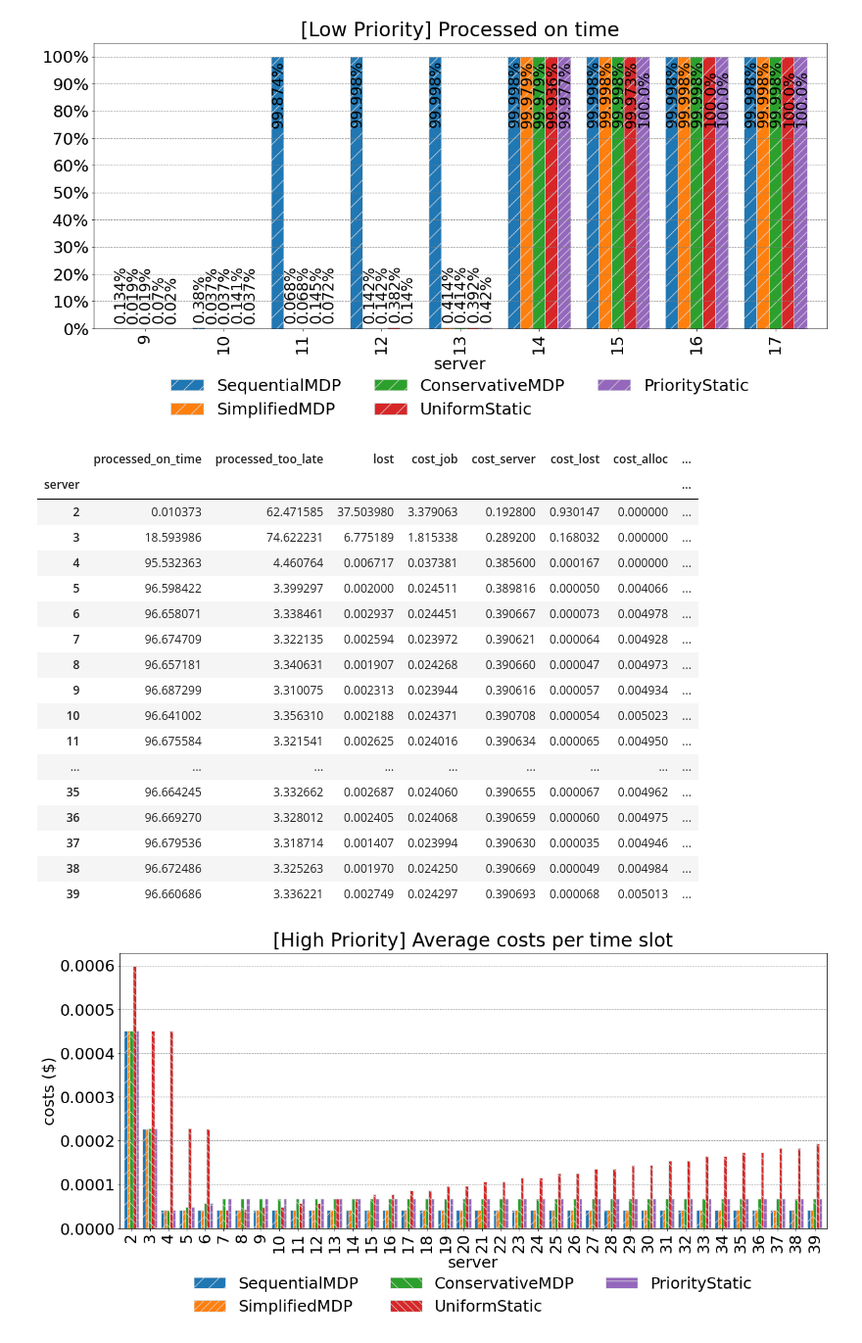
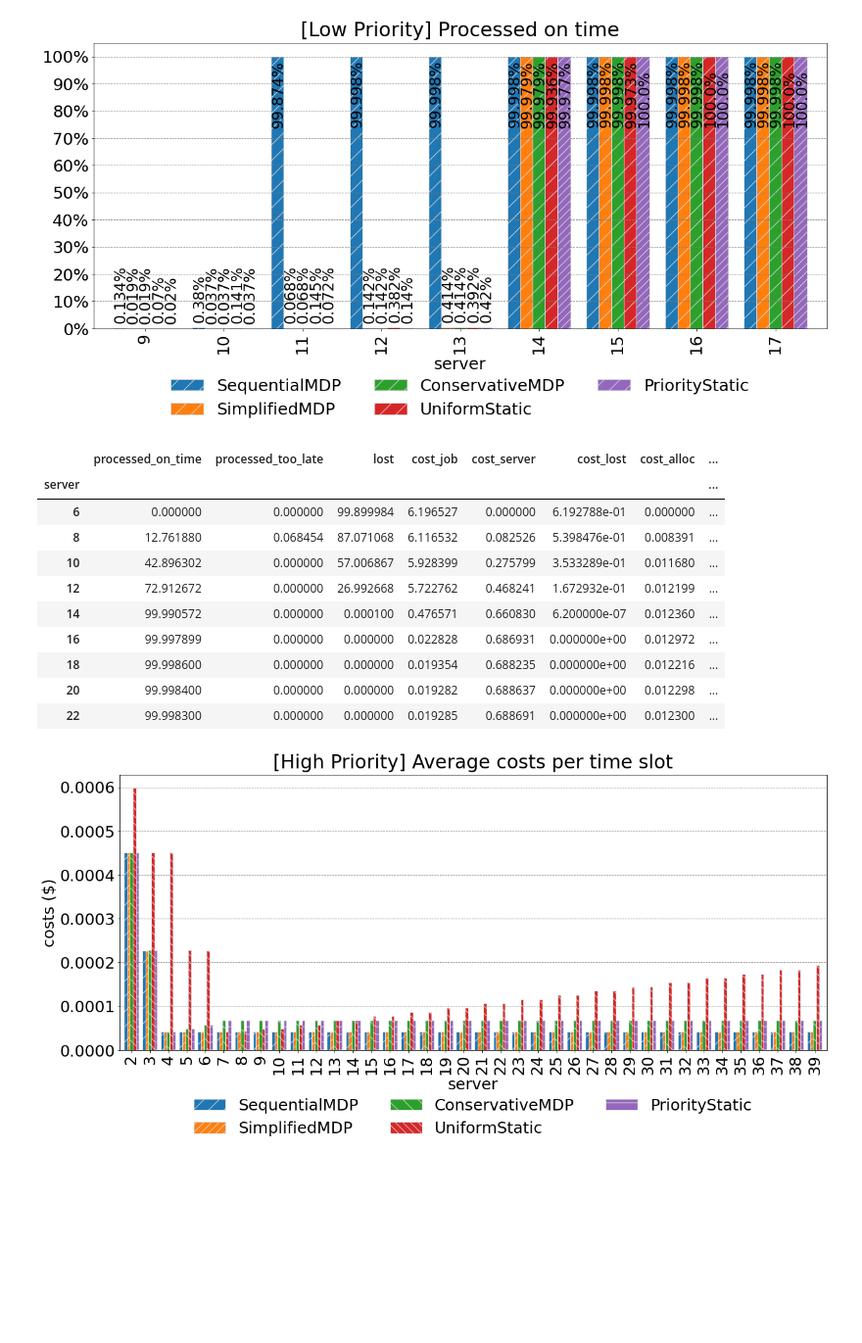
Before and after one commit to AlessandroSpallina/resource-allocation-mdp, a Jupyter notebook: src/plotter/aggregated_plotter/aggregated.ipynb, the cells around one changed output. Shown at 98% size. Cells and saved outputs as stored; diff of their text form; code cells hidden in the pictures; blank space fills up the shorter version.

```diff
--- a/src/plotter/aggregated_plotter/aggregated.ipynb
+++ b/src/plotter/aggregated_plotter/aggregated.ipynb
@@ -420,26 +426,19 @@ df_cost_slice_1 = \
 df_cost_slice_1['server'] = df_cost_slice_1['server'].astype(int)
 df_cost_slice_1 = df_cost_slice_1.sort_values(by=["server"]).set_index("server")
 # %%
-slice_0[0]
+slice_1[0]
 # %% [output]
 |  | processed_on_time | processed_too_late | lost | cost_job | cost_server | cost_lost | cost_alloc | ... |
 | server |  |  |  |  |  |  |  | ... |
-| 2 | 0.010373 | 62.471585 | 37.503980 | 3.379063 | 0.192800 | 0.930147 | 0.000000 | ... |
-| 3 | 18.593986 | 74.622231 | 6.775189 | 1.815338 | 0.289200 | 0.168032 | 0.000000 | ... |
-| 4 | 95.532363 | 4.460764 | 0.006717 | 0.037381 | 0.385600 | 0.000167 | 0.000000 | ... |
-| 5 | 96.598422 | 3.399297 | 0.002000 | 0.024511 | 0.389816 | 0.000050 | 0.004066 | ... |
-| 6 | 96.658071 | 3.338461 | 0.002937 | 0.024451 | 0.390667 | 0.000073 | 0.004978 | ... |
-| 7 | 96.674709 | 3.322135 | 0.002594 | 0.023972 | 0.390621 | 0.000064 | 0.004928 | ... |
-| 8 | 96.657181 | 3.340631 | 0.001907 | 0.024268 | 0.390660 | 0.000047 | 0.004973 | ... |
-| 9 | 96.687299 | 3.310075 | 0.002313 | 0.023944 | 0.390616 | 0.000057 | 0.004934 | ... |
-| 10 | 96.641002 | 3.356310 | 0.002188 | 0.024371 | 0.390708 | 0.000054 | 0.005023 | ... |
-| 11 | 96.675584 | 3.321541 | 0.002625 | 0.024016 | 0.390634 | 0.000065 | 0.004950 | ... |
-| ... | ... | ... | ... | ... | ... | ... | ... | ... |
-| 35 | 96.664245 | 3.332662 | 0.002687 | 0.024060 | 0.390655 | 0.000067 | 0.004962 | ... |
-| 36 | 96.669270 | 3.328012 | 0.002405 | 0.024068 | 0.390659 | 0.000060 | 0.004975 | ... |
-| 37 | 96.679536 | 3.318714 | 0.001407 | 0.023994 | 0.390630 | 0.000035 | 0.004946 | ... |
-| 38 | 96.672486 | 3.325263 | 0.001970 | 0.024250 | 0.390669 | 0.000049 | 0.004984 | ... |
-| 39 | 96.660686 | 3.336221 | 0.002749 | 0.024297 | 0.390693 | 0.000068 | 0.005013 | ... |
+| 6 | 0.000000 | 0.000000 | 99.899984 | 6.196527 | 0.000000 | 6.192788e-01 | 0.000000 | ... |
+| 8 | 12.761880 | 0.068454 | 87.071068 | 6.116532 | 0.082526 | 5.398476e-01 | 0.008391 | ... |
+| 10 | 42.896302 | 0.000000 | 57.006867 | 5.928399 | 0.275799 | 3.533289e-01 | 0.011680 | ... |
+| 12 | 72.912672 | 0.000000 | 26.992668 | 5.722762 | 0.468241 | 1.672932e-01 | 0.012199 | ... |
+| 14 | 99.990572 | 0.000000 | 0.000100 | 0.476571 | 0.660830 | 6.200000e-07 | 0.012360 | ... |
+| 16 | 99.997899 | 0.000000 | 0.000000 | 0.022828 | 0.686931 | 0.000000e+00 | 0.012972 | ... |
+| 18 | 99.998600 | 0.000000 | 0.000000 | 0.019354 | 0.688235 | 0.000000e+00 | 0.012216 | ... |
+| 20 | 99.998400 | 0.000000 | 0.000000 | 0.019282 | 0.688637 | 0.000000e+00 | 0.012298 | ... |
+| 22 | 99.998300 | 0.000000 | 0.000000 | 0.019285 | 0.688691 | 0.000000e+00 | 0.012300 | ... |
 # %%
 patterns =('/','//', '\\', '\\\\', '-')
 
```
Also changed, not shown: parts of 13 cells of this notebook.
